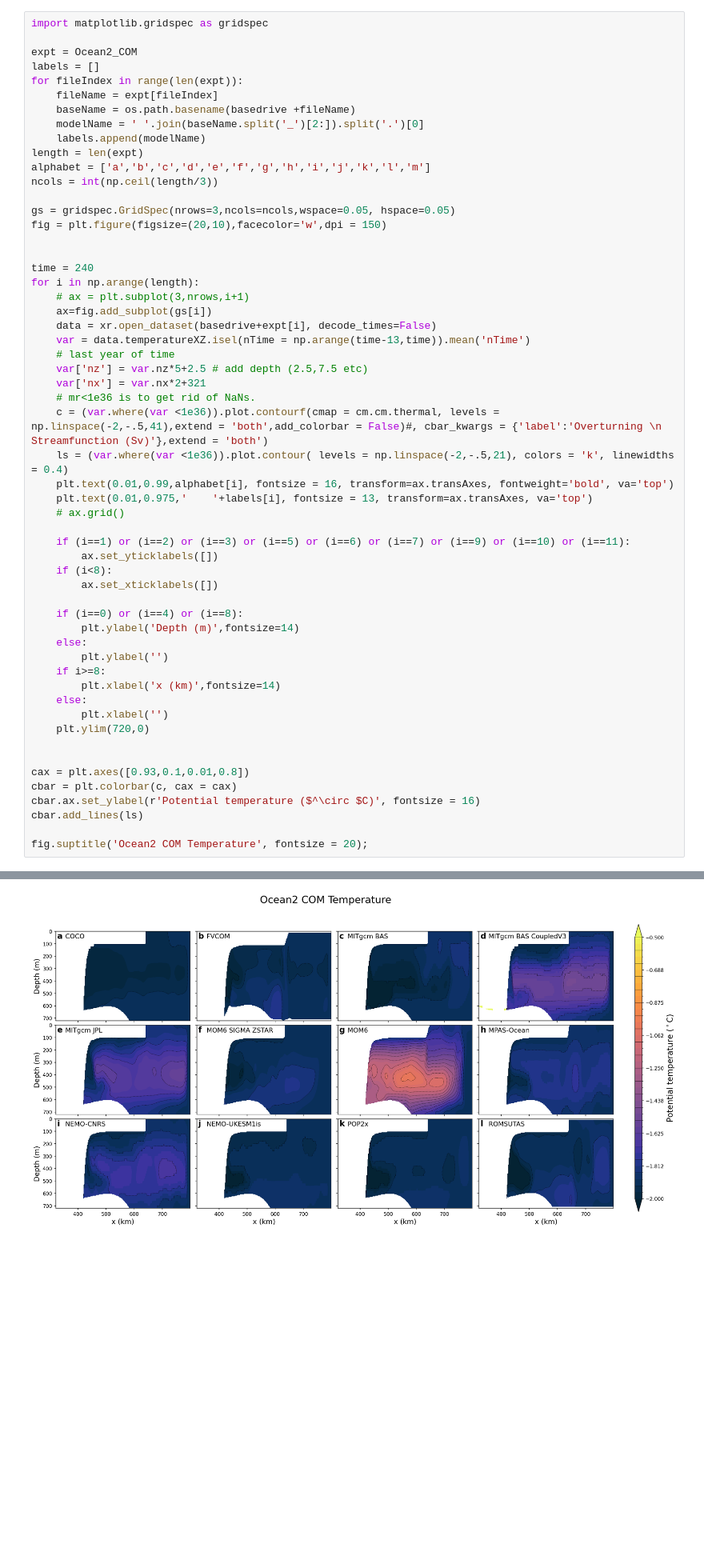
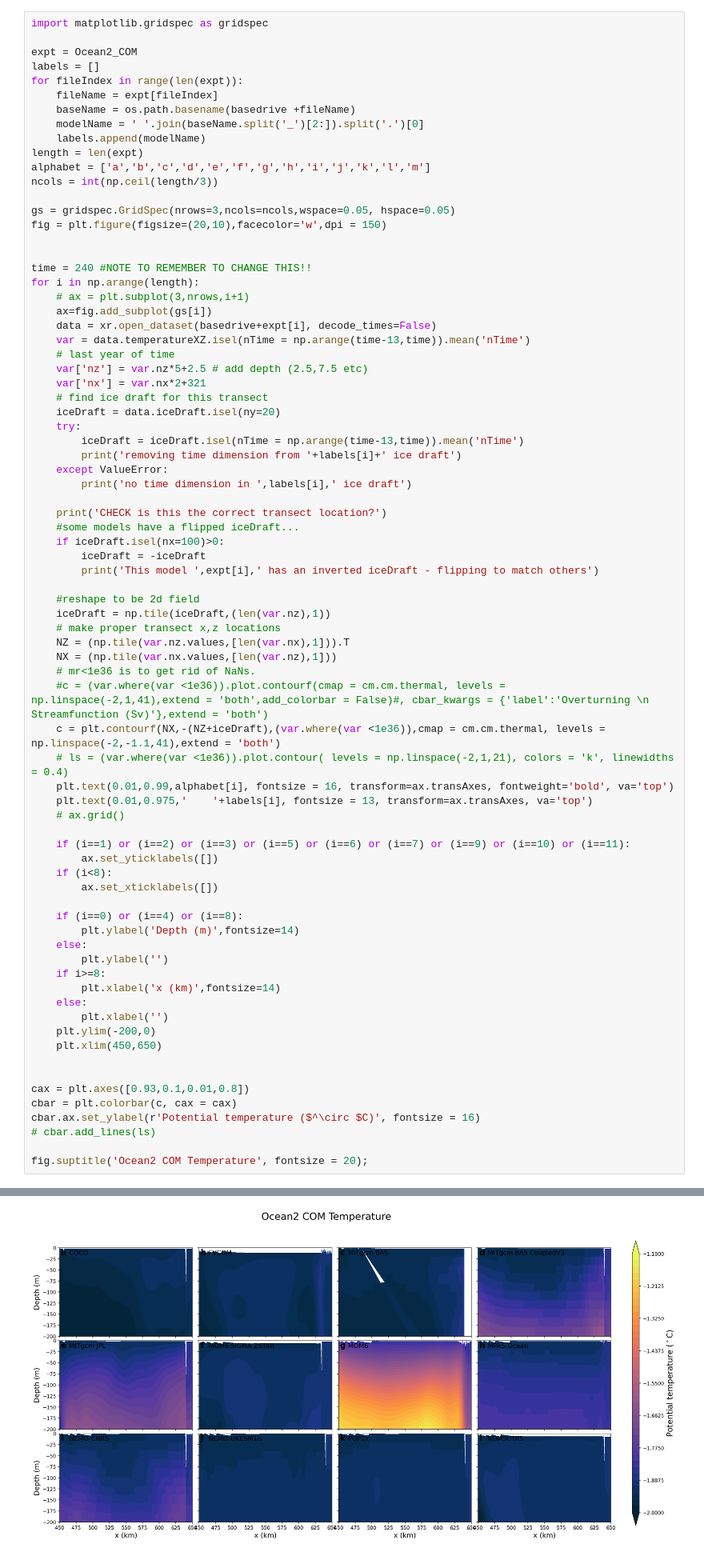
Before and after one commit to misomip/isomip-plus, a Jupyter notebook: notebooks/boundary-layer-xsection/BoundaryLayerXsections.ipynb, the cells around one changed output, grey strips where cells are left out. Shown at 80% size. Drawn from its saved outputs; the diff is of its cells as text; blank space fills up the shorter version.

```diff
--- a/notebooks/boundary-layer-xsection/BoundaryLayerXsections.ipynb
+++ b/notebooks/boundary-layer-xsection/BoundaryLayerXsections.ipynb
@@ -228,7 +250,7 @@ gs = gridspec.GridSpec(nrows=3,ncols=ncols,wspace=0.05, hspace=0.05)
 fig = plt.figure(figsize=(20,10),facecolor='w',dpi = 150)
 
 
-time = 240
+time = 240 #NOTE TO REMEMBER TO CHANGE THIS!!
 for i in np.arange(length):
     # ax = plt.subplot(3,nrows,i+1)
     ax=fig.add_subplot(gs[i])
@@ -237,9 +259,29 @@ for i in np.arange(length):
     # last year of time
     var['nz'] = var.nz*5+2.5 # add depth (2.5,7.5 etc)
     var['nx'] = var.nx*2+321
+    # find ice draft for this transect
+    iceDraft = data.iceDraft.isel(ny=20)
+    try:
+        iceDraft = iceDraft.isel(nTime = np.arange(time-13,time)).mean('nTime')
+        print('removing time dimension from '+labels[i]+' ice draft')
+    except ValueError:
+        print('no time dimension in ',labels[i],' ice draft')
+
+    print('CHECK is this the correct transect location?')
+    #some models have a flipped iceDraft...
+    if iceDraft.isel(nx=100)>0:
+        iceDraft = -iceDraft
+        print('This model ',expt[i],' has an inverted iceDraft - flipping to match others')
+
+    #reshape to be 2d field
+    iceDraft = np.tile(iceDraft,(len(var.nz),1))
+    # make proper transect x,z locations
+    NZ = (np.tile(var.nz.values,[len(var.nx),1])).T
+    NX = (np.tile(var.nx.values,[len(var.nz),1]))
     # mr<1e36 is to get rid of NaNs.
-    c = (var.where(var <1e36)).plot.contourf(cmap = cm.cm.thermal, levels = np.linspace(-2,-.5,41),extend = 'both',add_colorbar = False)#, cbar_kwargs = {'label':'Overturning \n Streamfunction (Sv)'},extend = 'both')
-    ls = (var.where(var <1e36)).plot.contour( levels = np.linspace(-2,-.5,21), colors = 'k', linewidths = 0.4)
+    #c = (var.where(var <1e36)).plot.contourf(cmap = cm.cm.thermal, levels = np.linspace(-2,1,41),extend = 'both',add_colorbar = False)#, cbar_kwargs = {'label':'Overturning \n Streamfunction (Sv)'},extend = 'both')
+    c = plt.contourf(NX,-(NZ+iceDraft),(var.where(var <1e36)),cmap = cm.cm.thermal, levels = np.linspace(-2,-1.1,41),extend = 'both')
+    # ls = (var.where(var <1e36)).plot.contour( levels = np.linspace(-2,1,21), colors = 'k', linewidths = 0.4)
     plt.text(0.01,0.99,alphabet[i], fontsize = 16, transform=ax.transAxes, fontweight='bold', va='top')
     plt.text(0.01,0.975,'    '+labels[i], fontsize = 13, transform=ax.transAxes, va='top')
     # ax.grid()
@@ -257,13 +299,14 @@ for i in np.arange(length):
         plt.xlabel('x (km)',fontsize=14)
     else:
         plt.xlabel('')
-    plt.ylim(720,0)
+    plt.ylim(-200,0)
+    plt.xlim(450,650)
 
 
 cax = plt.axes([0.93,0.1,0.01,0.8])
 cbar = plt.colorbar(c, cax = cax)
 cbar.ax.set_ylabel(r'Potential temperature ($^\circ $C)', fontsize = 16)
-cbar.add_lines(ls)
+# cbar.add_lines(ls)
 
 fig.suptitle('Ocean2 COM Temperature', fontsize = 20);
 # %% [output]
@@ -270 +330 @@ fig.suptitle('Ocean2 COM Temperature', fontsize = 20);
-[figure, old version]
+[figure, new version]
```
Also changed, not shown: parts of 8 cells of this notebook.
